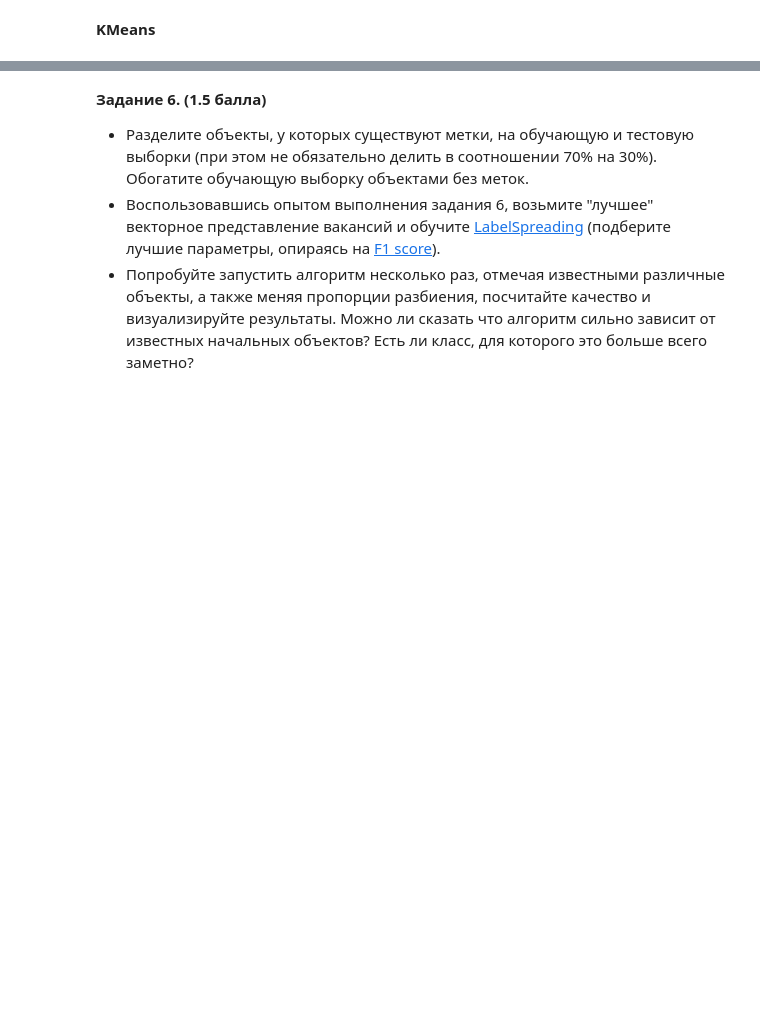
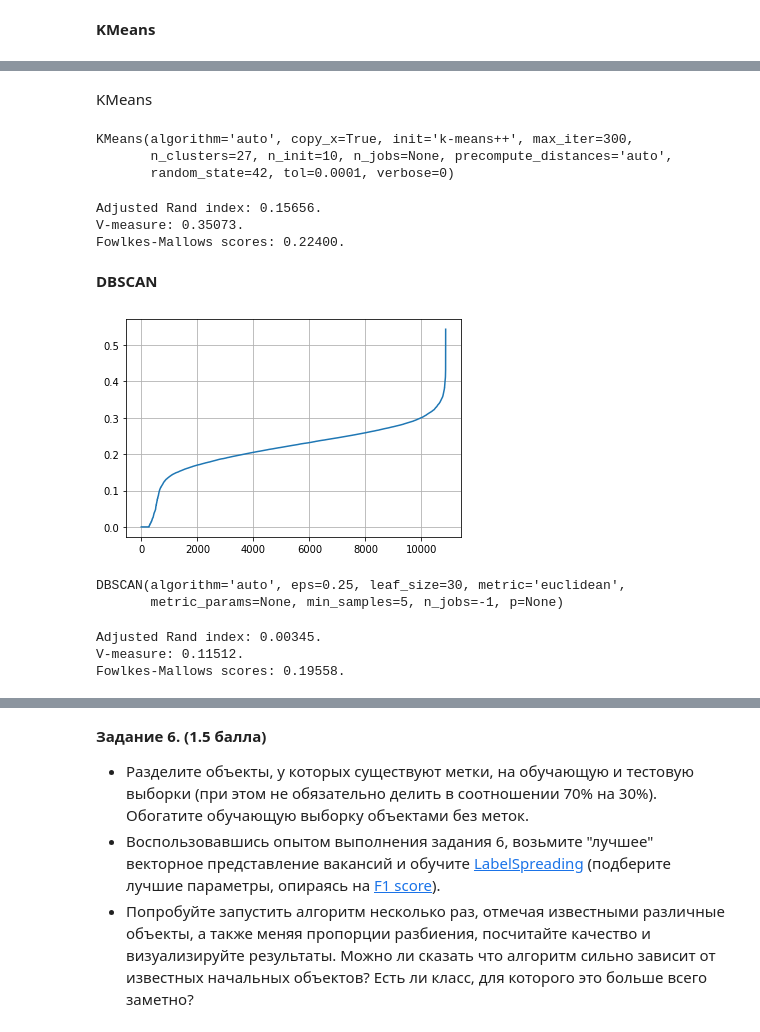
Before and after one commit to Jeniamakarchik/ml_ysda_part_2, a Jupyter notebook: lab2/Lab2.ipynb, the cells around one changed output, grey strips where cells are left out. Drawn from its saved outputs; the diff is of its cells as text; code cells hidden in the pictures; blank space fills up the shorter version.

```diff
--- a/lab2/Lab2.ipynb
+++ b/lab2/Lab2.ipynb
@@ -643,0 +705,8 @@ Fowlkes-Mallows scores speed: 0.11455.
+# %%
+from sklearn.feature_extraction.text import TfidfVectorizer
+
+tfidf = TfidfVectorizer(min_df=5, max_df=0.9)
+tfidf.fit([" ".join(sent) for sent in text_tr])
+
+train_tfidf = tfidf.transform([" ".join(sent) for sent in text_tr])
+val_tfidf = tfidf.transform([" ".join(sent) for sent in text_val])
@@ -643,0 +717,54 @@ Fowlkes-Mallows scores speed: 0.11455.
+# %%
+from sklearn.decomposition import PCA, TruncatedSVD
+
+# pca = PCA(n_components=0.9)
+svd = TruncatedSVD(n_components=100)
+svd.fit(train_tfidf)
+
+train_tfidf_pca = svd.transform(train_tfidf)
+val_tfidf_pca = svd.transform(val_tfidf)
+# %% [markdown]
+KMeans
+# %%
+kmeans = KMeans(n_clusters=n_clusters, init='k-means++', random_state=42)
+kmeans.fit(train_tfidf_pca)
+# %% [output]
+KMeans(algorithm='auto', copy_x=True, init='k-means++', max_iter=300,
+       n_clusters=27, n_init=10, n_jobs=None, precompute_distances='auto',
+       random_state=42, tol=0.0001, verbose=0)
+# %%
+labels_true = data_val['category'].tolist()
+labels_pred = kmeans.predict(val_tfidf_pca)
+
+print(f'Adjusted Rand index: {metrics.adjusted_rand_score(labels_true, labels_pred):.5f}.')
+print(f'V-measure: {metrics.v_measure_score(labels_true, labels_pred):.5f}.')
+print(f'Fowlkes-Mallows scores: {metrics.fowlkes_mallows_score(labels_true, labels_pred):.5f}.')
+# %% [output]
+Adjusted Rand index: 0.15656.
+V-measure: 0.35073.
+Fowlkes-Mallows scores: 0.22400.
+# %% [markdown]
+**DBSCAN**
+# %%
+mean_dist = get_distance_for_core_obj(train_tfidf_pca[::10], 5)
+plt.plot(np.sort(mean_dist))
+plt.grid()
+plt.show()
+# %% [output]
+[figure, added]
+# %%
+dbscan = DBSCAN(min_samples=5, eps=0.25, n_jobs=-1)
+dbscan.fit(np.concatenate([train_tfidf_pca[::10], val_tfidf_pca]))
+# %% [output]
+DBSCAN(algorithm='auto', eps=0.25, leaf_size=30, metric='euclidean',
+       metric_params=None, min_samples=5, n_jobs=-1, p=None)
+# %%
+labels_pred = dbscan.labels_[len(train_tfidf_pca[::10]):]
+
+print(f'Adjusted Rand index: {metrics.adjusted_rand_score(labels_true, labels_pred):.5f}.')
+print(f'V-measure: {metrics.v_measure_score(labels_true, labels_pred):.5f}.')
+print(f'Fowlkes-Mallows scores: {metrics.fowlkes_mallows_score(labels_true, labels_pred):.5f}.')
+# %% [output]
+Adjusted Rand index: 0.00345.
+V-measure: 0.11512.
+Fowlkes-Mallows scores: 0.19558.
```
Also changed, not shown: parts of 110 cells of this notebook.
